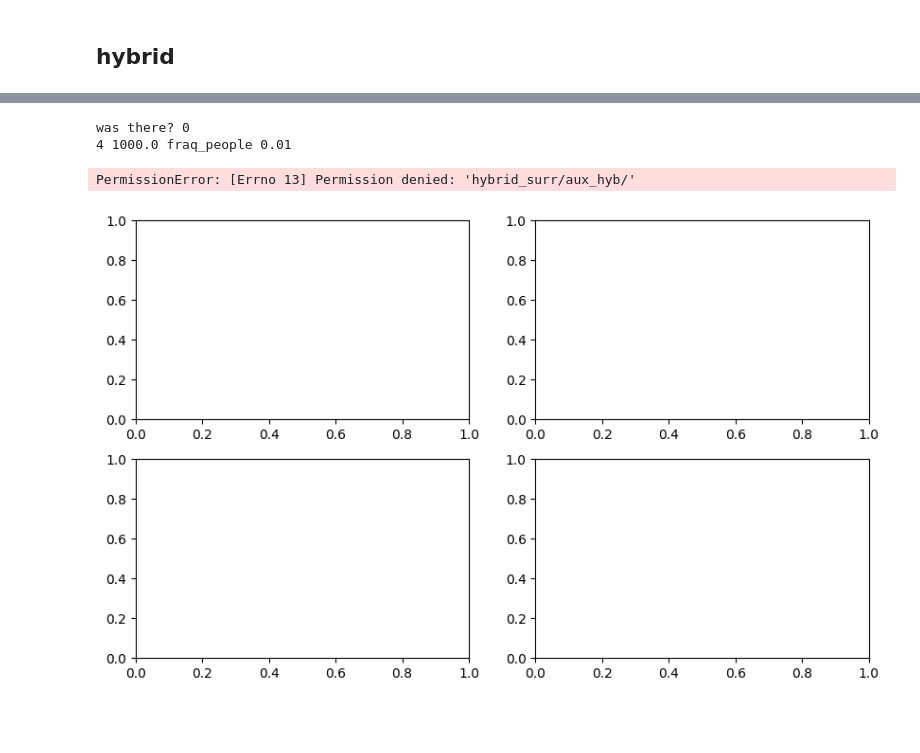
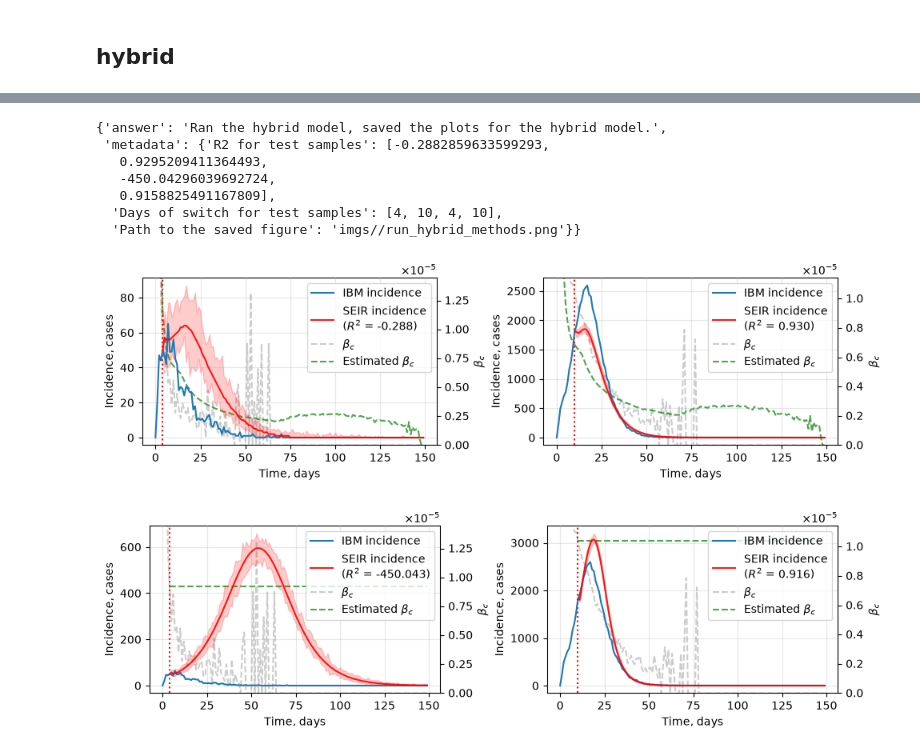
Before and after one commit to Mpkosh/hybrid-surrogate-mcp, a Jupyter notebook: examples.ipynb, the cells around one changed output, grey strips where cells are left out. Drawn from its saved outputs; the diff is of its cells as text; code cells hidden in the pictures; blank space fills up the shorter version.

```diff
--- a/examples.ipynb
+++ b/examples.ipynb
@@ -269,57 +13,22 @@ Wall time: 35 ms
-# %%
-types_start_day = ['fraq_people']#, 'roll_var', 'roll_var_seq']
-methods = ['last value','expanding mean last value',
-           'median beta','regression beta', 'lstm']
-new_labels = ['last_value', 'expanding_mean_last_value',
-            'median_beta', 'regression_beta',
-              'lstm_day_E_previous_I']
-suff_m='sw100k'
-suff='sw100k'
-topology =suff_m[:2]
-beta_pred = 'median'
-m_folder='hybrid_surr/aux_hyb/'
-
-if 'median' in beta_pred:
-    model_path = f'{m_folder}{suff_m}_median_beta.csv'
-elif 'regression beta' in beta_pred:
-    model_path = f'{m_folder}{suff_m}_regression_bt.joblib'
-elif 'lstm' in beta_pred:
-    model_path = f'{m_folder}{suff_m}_lstm_4_001_s10'
-else:
-    model_path=''
-
-k = 145
-fig, ax = plt.subplots(2,2, figsize=(10, 6))
-ax = ax.flatten()
-
-plot_hyb.main_f(I_prediction_method='seir', count_stoch_line=100,
-                beta_prediction_method=methods[-2],
-                type_start_day=types_start_day[0],
-                seed_numbers=sw[::10][k:k+1], show_fig_flag=True,
-                seed_dirs=seed_dirs, sigma=sigma, gamma=gamma,
-                ax=[ax[0]], model_path='hybrid_surr/aux_hyb/',
-                perc_switch=perc_switch,
-                is_filename=True,on_incidence=True,
-                switch_on_incidence=False)
-ax[0].text(-0.1, 1.1, 'a)',
-           transform=ax[0].transAxes, size=15)
-
-plot_hyb.main_f(I_prediction_method='seir', count_stoch_line=100,
-                beta_prediction_method=methods[-1],
-                type_start_day=types_start_day[0],
-                seed_numbers=sw[::10][k:k+1], show_fig_flag=True,
-                seed_dirs=seed_dirs, sigma=sigma, gamma=gamma,
-                ax=[ax[1]], model_path='hybrid_surr/aux_hyb/',
-                perc_switch=perc_switch,
-                is_filename=True,on_incidence=True,
-                switch_on_incidence=False)
-ax[1].text(-0.1, 1.1, 'b)',
-           transform=ax[1].transAxes, size=15)
-
-
-plt.tight_layout()
-# %% [output]
-was there? 0
-4 1000.0 fraq_people 0.01
-PermissionError: [Errno 13] Permission denied: 'hybrid_surr/aux_hyb/'
-[figure, removed]
+# %%
+seir_df_paths=\
+    ['hybrid_surr/aux_hyb/p_0.13_0.3_0.2_0.0001_0.3900000000000002_seed_0.csv',
+    'hybrid_surr//aux_hyb/p_0.9899999999999995_0.3_0.2_0.0001_0.6300000000000003_seed_0.csv']
+
+server.run_hybrid_methods(sigma=0.3, gamma=0.2,
+               switch_I_fraction=0.05, n_hybrid_runs=20,
+               topology='ba',
+              beta_pred=['median beta','last value'],
+              seir_df_paths=seir_df_paths,
+              save_results = False,
+              show_plots = True)
+# %% [output]
+{'answer': 'Ran the hybrid model, saved the plots for the hybrid model.',
+ 'metadata': {'R2 for test samples': [-0.2882859633599293,
+   0.9295209411364493,
+   -450.04296039692724,
+   0.9158825491167809],
+  'Days of switch for test samples': [4, 10, 4, 10],
+  'Path to the saved figure': 'imgs//run_hybrid_methods.png'}}
+[figure, added]
+[figure, added]
```
Also changed, not shown: parts of 39 cells of this notebook, 23 other files.
